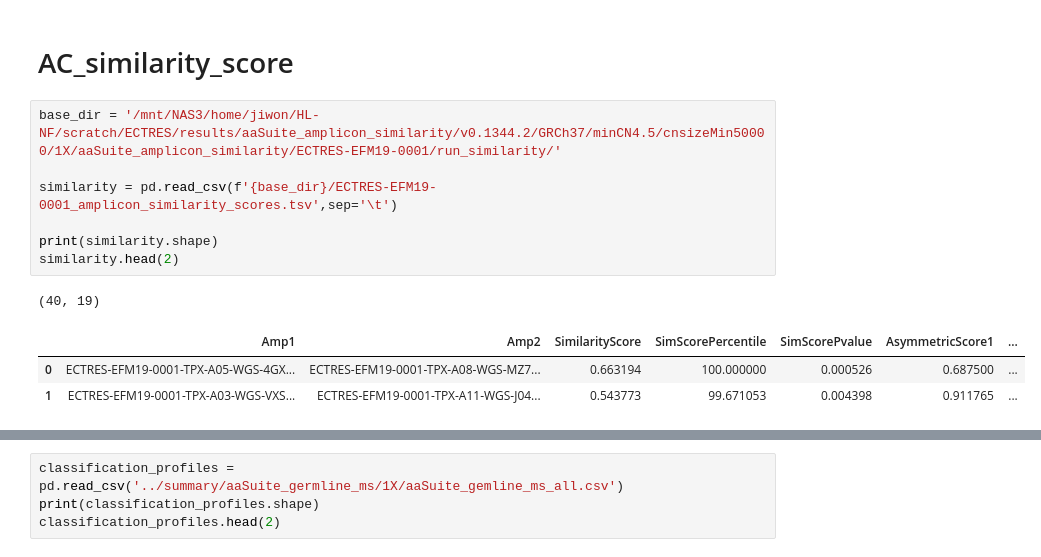
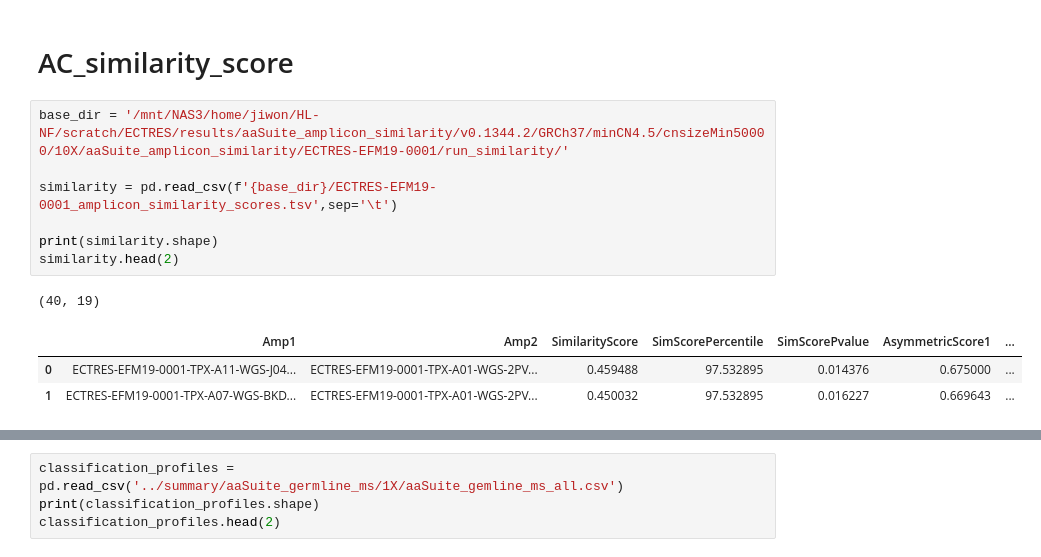
Before and after one commit to JiwonShon/ECTRES, a Jupyter notebook: ECTRES_similarity.ipynb, the cells around one changed output, grey strips where cells are left out. Drawn from its saved outputs; the diff is of its cells as text.

```diff
--- a/ECTRES_similarity.ipynb
+++ b/ECTRES_similarity.ipynb
@@ -49,14 +56,14 @@ sample_mapping['action']='run'
 # %% [markdown]
 # AC_similarity_score
 # %%
-base_dir = '/mnt/NAS3/home/jiwon/HL-NF/scratch/ECTRES/results/aaSuite_amplicon_similarity/v0.1344.2/GRCh37/minCN4.5/cnsizeMin50000/1X/aaSuite_amplicon_similarity/ECTRES-EFM19-0001/run_similarity/'
+base_dir = '/mnt/NAS3/home/jiwon/HL-NF/scratch/ECTRES/results/aaSuite_amplicon_similarity/v0.1344.2/GRCh37/minCN4.5/cnsizeMin50000/10X/aaSuite_amplicon_similarity/ECTRES-EFM19-0001/run_similarity/'
 
 similarity = pd.read_csv(f'{base_dir}/ECTRES-EFM19-0001_amplicon_similarity_scores.tsv',sep='\t')
 
 print(similarity.shape)
 similarity.head(2)
 # %% [output]
 (40, 19)
 |  | Amp1 | Amp2 | SimilarityScore | SimScorePercentile | SimScorePvalue | AsymmetricScore1 | ... |
-| 0 | ECTRES-EFM19-0001-TPX-A05-WGS-4GX... | ECTRES-EFM19-0001-TPX-A08-WGS-MZ7... | 0.663194 | 100.000000 | 0.000526 | 0.687500 | ... |
-| 1 | ECTRES-EFM19-0001-TPX-A03-WGS-VXS... | ECTRES-EFM19-0001-TPX-A11-WGS-J04... | 0.543773 | 99.671053 | 0.004398 | 0.911765 | ... |
+| 0 | ECTRES-EFM19-0001-TPX-A11-WGS-J04... | ECTRES-EFM19-0001-TPX-A01-WGS-2PV... | 0.459488 | 97.532895 | 0.014376 | 0.675000 | ... |
+| 1 | ECTRES-EFM19-0001-TPX-A07-WGS-BKD... | ECTRES-EFM19-0001-TPX-A01-WGS-2PV... | 0.450032 | 97.532895 | 0.016227 | 0.669643 | ... |
```
Also changed, not shown: parts of 7 cells of this notebook, 4 other files.
